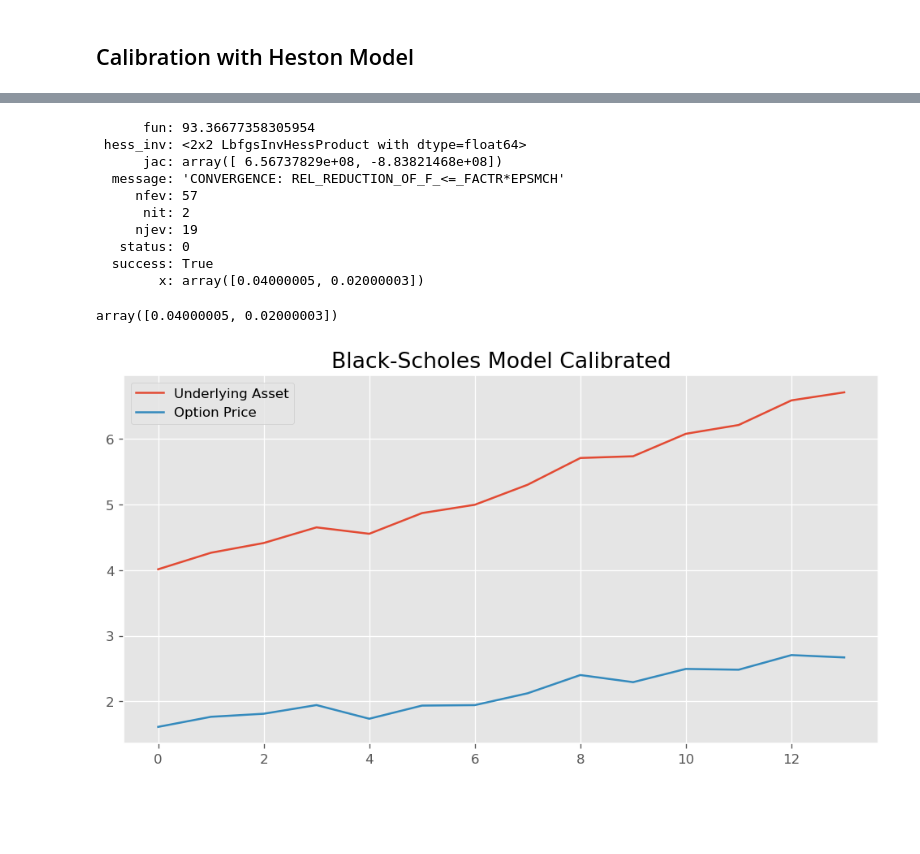
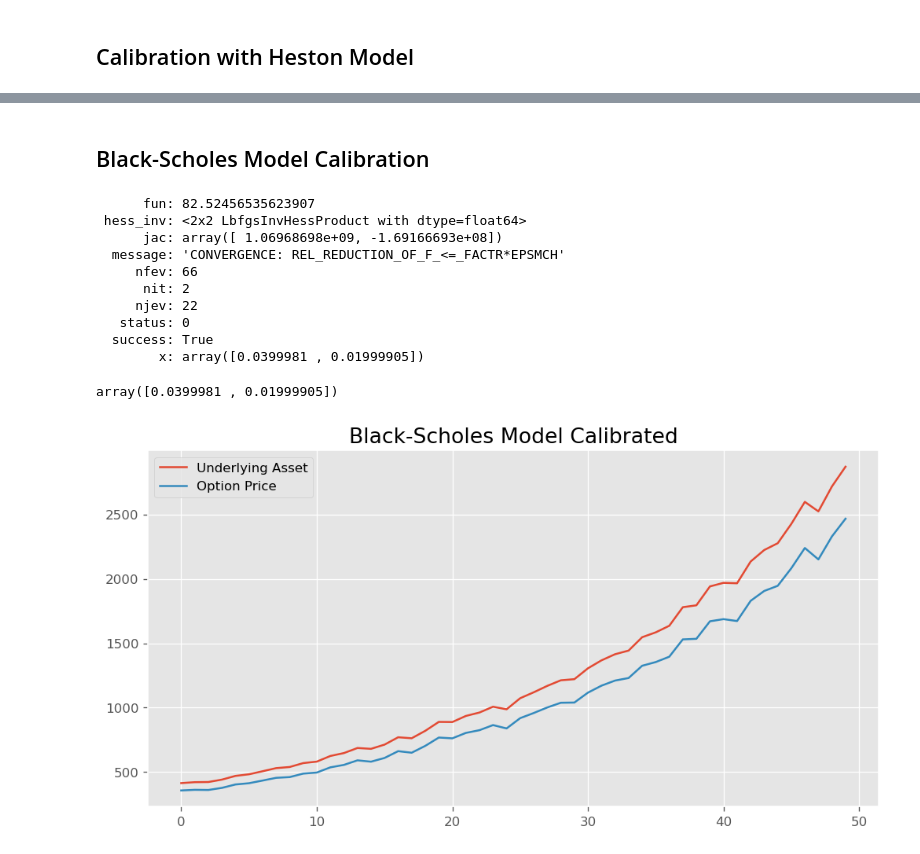
Before and after one commit to kirillzx/Generalized-Bates-model-draft, a Jupyter notebook: Models.ipynb, the cells around one changed output, grey strips where cells are left out. Saved outputs shown, nothing was run; the diff lists cells and outputs as text; code cells hidden in the pictures; blank space fills up the shorter version.

```diff
--- a/Models.ipynb
+++ b/Models.ipynb
@@ -525,12 +525,12 @@ def error_f(x, prices, strike, spread):
     return sum(((price_calib[1] - prices/1000)/spread)**2)
 
 
-prices = data['Midpoint'].iloc[:50]
-strikes = data['Strike'].iloc[:50]
-spreads = data['Spread'].iloc[:50]
+prices = data['Midpoint'].iloc[:14]
+strikes = data['Strike'].iloc[:14]
+spreads = data['Spread'].iloc[:14]
 
 init_vals = [mu, k, theta, xi, rho]
-bounds = ((0.0001, 1), (0.0001, 1), (0.0001, 1), (0.01, 0.5), (-1, 1))
+bounds = ((0.01, 1), (0.01, 1), (0.01, 1), (0.01, 0.5), (0, 1))
 
 params_Hest_con = minimize(error_f, x0=init_vals, args=(prices, strikes, spreads),
                   bounds=bounds, tol=1e-10, options={"maxiter": 2000})
@@ -556,8 +566,6 @@ KeyboardInterrupt:
+# %% [markdown]
+## Black-Scholes Model Calibration
 # %%
-# def Feller(x):
-#     return 2*x[1] * x[2] - x[3]**2 - 1e-6
-# cons = ({"fun": Feller, "type": "ineq"})
-
 def error_f(x, prices, strike, spread):
     blackScholesSim = model.black_scholes_sim(r, x[0], x[1], strike[0]/1000, option_type, dividends, len(prices), 4)
     blackScholesSim = np.array(blackScholesSim).T
@@ -579,25 +587,25 @@ params_BS = minimize(error_f, x0=init_vals, args=(prices, strikes, spreads),
 
 params_BS
 # %% [output]
-      fun: 93.36677358305954
+      fun: 82.52456535623907
  hess_inv: <2x2 LbfgsInvHessProduct with dtype=float64>
-      jac: array([ 6.56737829e+08, -8.83821468e+08])
+      jac: array([ 1.06968698e+09, -1.69166693e+08])
   message: 'CONVERGENCE: REL_REDUCTION_OF_F_<=_FACTR*EPSMCH'
-     nfev: 57
+     nfev: 66
       nit: 2
-     njev: 19
+     njev: 22
    status: 0
   success: True
-        x: array([0.04000005, 0.02000003])
+        x: array([0.0399981 , 0.01999905])
 # %%
 params_BS = params_BS.x
 params_BS
 # %% [output]
-array([0.04000005, 0.02000003])
+array([0.0399981 , 0.01999905])
 # %%
-blackScholesSim = model.black_scholes_sim(r, params_BS[0], params_BS[1], strikes[0]/1000, option_type, dividends, maturity, 4)
+blackScholesSim = model.black_scholes_sim(r, params_BS[0], params_BS[1], strikes[0]/1000, option_type, dividends, len(prices), 4)
 blackScholesSim = np.array(blackScholesSim).T
 # %%
-model.path_plot(blackScholesSim, 'Black-Scholes Model Calibrated')
+model.path_plot(100*blackScholesSim, 'Black-Scholes Model Calibrated')
 # %% [output]
-[figure, old version]
+[figure, new version]
```
Also changed, not shown: parts of 2 cells of this notebook.
